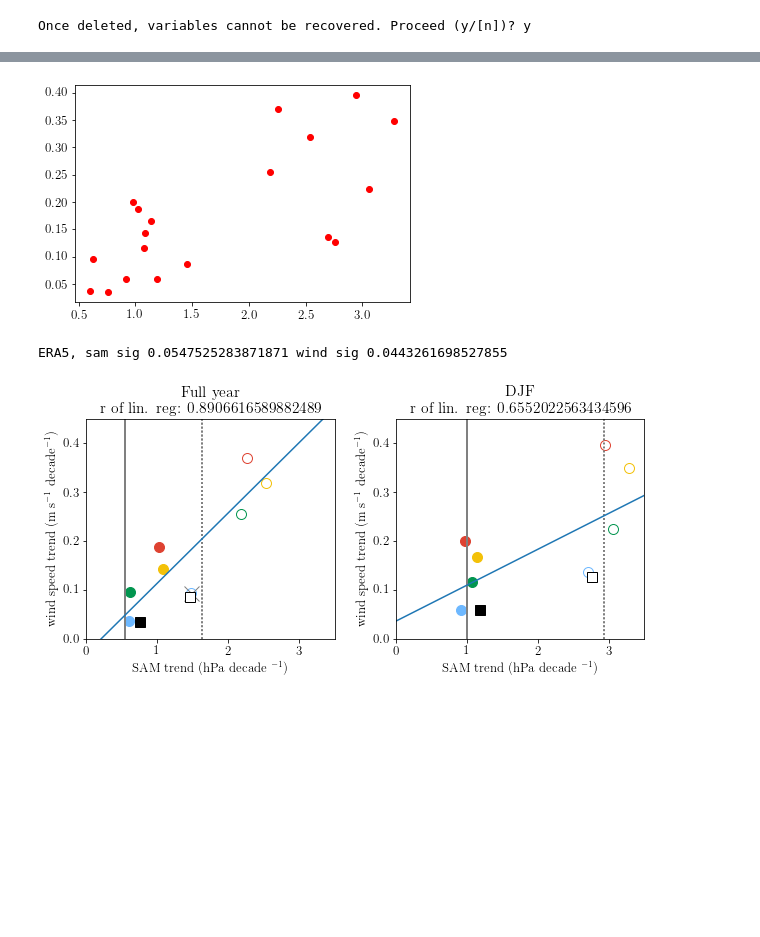
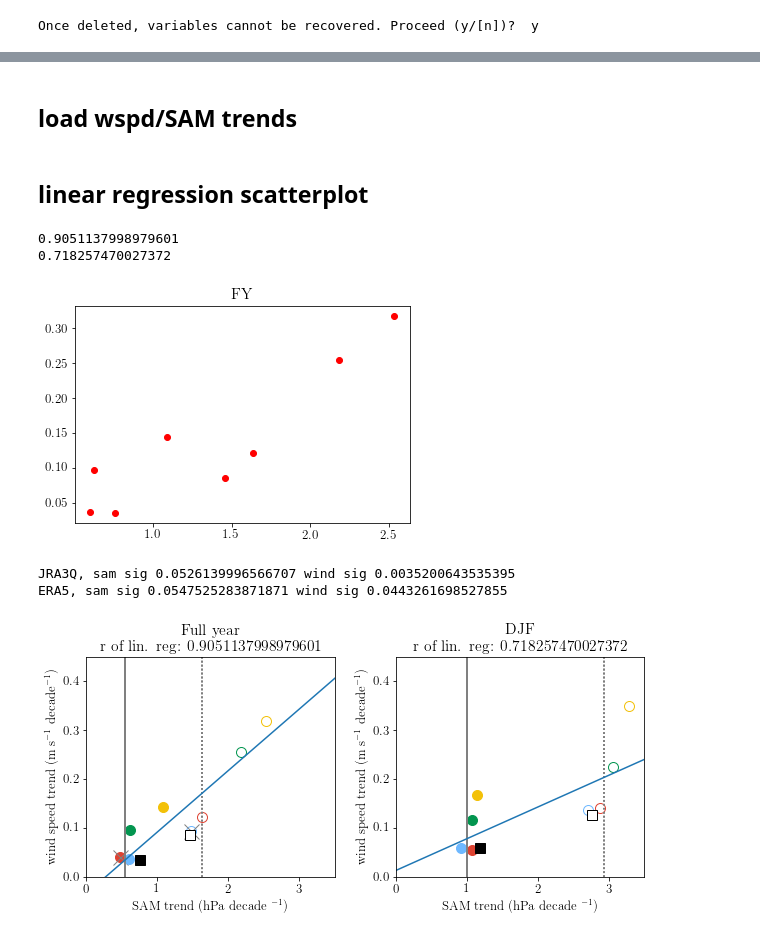
Before and after one commit to tjarnikova/windEval, a Jupyter notebook: plottingCode/Fig-SAM.ipynb, the cells around one changed output, grey strips where cells are left out. Saved outputs shown, nothing was run; the diff lists cells and outputs as text; code cells hidden in the pictures; blank space fills up the shorter version.

```diff
--- a/plottingCode/Fig-SAM.ipynb
+++ b/plottingCode/Fig-SAM.ipynb
@@ -414,19 +209,23 @@ DJF        2.700948   3.281561  3.055131  2.945330  2.757183  2.931353
+# %% [markdown]
+## load wspd/SAM trends
 # %%
-wspd_trend = pd.read_csv(f'./plts/mn_wspd_trend.csv', index_col=0)
-wspd_sig = pd.read_csv(f'./plts/mn_wspd_trendsig.csv', index_col=0)
+wspd_trend = pd.read_csv(f'./plts/mn_wspd_trend-1980-2019.csv', index_col=0)
+wspd_sig = pd.read_csv(f'./plts/mn_wspd_trendsig-1980-2019.csv', index_col=0)
 
-wspd_trend80 = pd.read_csv(f'./plts/mn_wspd_trend_1980-1999.csv', index_col=0)
-wspd_sig80 = pd.read_csv(f'./plts/mn_wspd_trendsig_1980-1999.csv', index_col=0)
+wspd_trend80 = pd.read_csv(f'./plts/mn_wspd_trend-1980-1999.csv', index_col=0)
+wspd_sig80 = pd.read_csv(f'./plts/mn_wspd_trendsig-1980-1999.csv', index_col=0)
 
-SAM_trend80 = pd.read_csv(f'./plts/SAM_trend_1980-1999.csv', index_col=0)
-SAM_sig80 = pd.read_csv(f'./plts/SAM_trendsig_1980-1999.csv', index_col=0)
+SAM_trend80 = pd.read_csv(f'./plts/SAM_trend-1980-1999.csv', index_col=0)
+SAM_sig80 = pd.read_csv(f'./plts/SAM_trendsig-1980-1999.csv', index_col=0)
 
-SAM_trend = pd.read_csv(f'./plts/SAM_trend.csv', index_col=0)
-SAM_sig = pd.read_csv(f'./plts/SAM_trendsig.csv', index_col=0)
+SAM_trend = pd.read_csv(f'./plts/SAM_trend-1980-2019.csv', index_col=0)
+SAM_sig = pd.read_csv(f'./plts/SAM_trendsig-1980-2019.csv', index_col=0)
+# %% [markdown]
+## linear regression scatterplot
 # %%
 from scipy.stats import linregress
 
-prods = ['MERRA','NCEP-NCAR','NCEP-DOE','ERA5','UKESM']#,'obs']
+prods = ['MERRA','NCEP-NCAR','JRA3Q','ERA5','UKESM']#,'obs']
 
 sams = []
 winds = []
@@ -454,57 +253,59 @@ for i in range(0,5):
         sams.append(x)
         winds.append(y)
 
+slopeFY, interceptFY, r_valueFY, p_valueFY, std_err = linregress(sams, winds)
+print(r_valueFY)
 
-sams = np.array(sams)
-winds = np.array(winds)
+plt.figure()
+plt.title('FY')
+plt.plot(sams,winds, 'ro')
 
-plt.plot(sams,winds,'ro')
+### DJF
 
-slopeFY, interceptFY, r_valueFY, p_valueFY, std_err = linregress(sams, winds)
+from scipy.stats import linregress
 
-prods = ['MERRA','NCEP-NCAR','NCEP-DOE','ERA5','UKESM']#,'obs']
+prods = ['MERRA','NCEP-NCAR','JRA3Q','ERA5','UKESM']#,'obs']
 
 sams = []
 winds = []
 
 for i in range(0,5):
     x = SAM_trend.at['DJF', f'{prods[i]}']
     xs = SAM_sig.at['DJF', f'{prods[i]}']
 
     y = wspd_trend.at['DJF', f'{prods[i]}']
     ys = wspd_sig.at['DJF', f'{prods[i]}']
 
 
     if ((xs < 0.05) & (ys < 0.05)):
         sams.append(x)
         winds.append(y)
 
     x = SAM_trend80.at['DJF', f'{prods[i]}']
     xs = SAM_sig80.at['DJF', f'{prods[i]}']
 
     y = wspd_trend80.at['DJF', f'{prods[i]}']
     ys = wspd_sig80.at['DJF', f'{prods[i]}']
 
 
     if ((xs < 0.05) & (ys < 0.05)):
         sams.append(x)
         winds.append(y)
 
-
-sams = np.array(sams)
-winds = np.array(winds)
-
-plt.plot(sams,winds,'ro')
-
 slopeDJF, interceptDJF, r_valueDJF, p_valueDJF, std_err = linregress(sams, winds)
+print(r_valueDJF)
 # %% [output]
+0.9051137998979601
+0.718257470027372
-[figure, old version]
+[figure, new version]
 # %%
 fact = 1.1
 fig, axs = plt.subplots(1,2, figsize=(8*fact, 4*fact), facecolor='w', edgecolor='k')
 axs = axs.ravel()
 
-prods = ['MERRA','NCEP-NCAR','NCEP-DOE','ERA5','UKESM']#,'obs']
+
+prods = ['MERRA','NCEP-NCAR','JRA3Q','ERA5','UKESM']#,'obs']
+labs = ['MERRA','NCEP-NCAR','JRA','ERA5','UKESM']
 xa = np.arange(1,6,1)
 
 for i in range(0,5):
@@ -521,8 +322,8 @@ for i in range(0,5):
         mkz = 's'; ms = 10
 
 
-    axs[0].plot(x, y, color = cd.prod[prods[i]]['col'], \
-                marker = mkz, markersize = ms, markeredgecolor = cd.prod[prods[i]]['col'])
+    axs[0].plot(x, y, color = cd.prod[labs[i]]['col'], \
+                marker = mkz, markersize = ms, markeredgecolor = cd.prod[labs[i]]['col'])
     if ((xs > 0.05) | (ys > 0.05)):
         axs[0].plot(x, y, color = 'w', \
                 marker = 'x', markersize = 15, markeredgecolor = 'grey')
@@ -544,7 +345,7 @@ for i in range(0,5):
         mkz = 's'; ms = 10
 
     axs[0].plot(x, y, color = 'w', \
-                marker = mkz, markersize = ms, markeredgecolor = cd.prod[prods[i]]['col'])
+                marker = mkz, markersize = ms, markeredgecolor = cd.prod[labs[i]]['col'])
 
     if ((xs > 0.05) | (ys > 0.05)):
         axs[0].plot(x, y, color = 'w', \
@@ -567,8 +368,8 @@ for i in range(0,5):
         mkz = 's'; ms = 10
 
 
-    axs[1].plot(x, y, color = cd.prod[prods[i]]['col'], \
-                marker = mkz, markersize = ms, markeredgecolor = cd.prod[prods[i]]['col'])
+    axs[1].plot(x, y, color = cd.prod[labs[i]]['col'], \
+                marker = mkz, markersize = ms, markeredgecolor = cd.prod[labs[i]]['col'])
     if ((xs > 0.05) | (ys > 0.05)):
         axs[1].plot(x, y, color = 'w', \
                 marker = 'x', markersize = 15, markeredgecolor = 'grey')
@@ -590,7 +391,7 @@ for i in range(0,5):
         mkz = 's'; ms = 10
 
     axs[1].plot(x, y, color = 'w', \
-                marker = mkz, markersize = ms, markeredgecolor = cd.prod[prods[i]]['col'])
+                marker = mkz, markersize = ms, markeredgecolor = cd.prod[labs[i]]['col'])
 
     if ((xs > 0.05) | (ys > 0.05)):
         axs[1].plot(x, y, color = 'w', \
@@ -628,7 +429,8 @@ axs[1].set_title(f'DJF \n r of lin. reg: {r_valueDJF}')
 
 plt.tight_layout()
 # %% [output]
+JRA3Q, sam sig 0.0526139996566707 wind sig 0.0035200643535395
 ERA5, sam sig 0.0547525283871871 wind sig 0.0443261698527855
-[figure, old version]
+[figure, new version]
 # %%
 fact = 1.2
```
Also changed, not shown: parts of 28 cells of this notebook.
